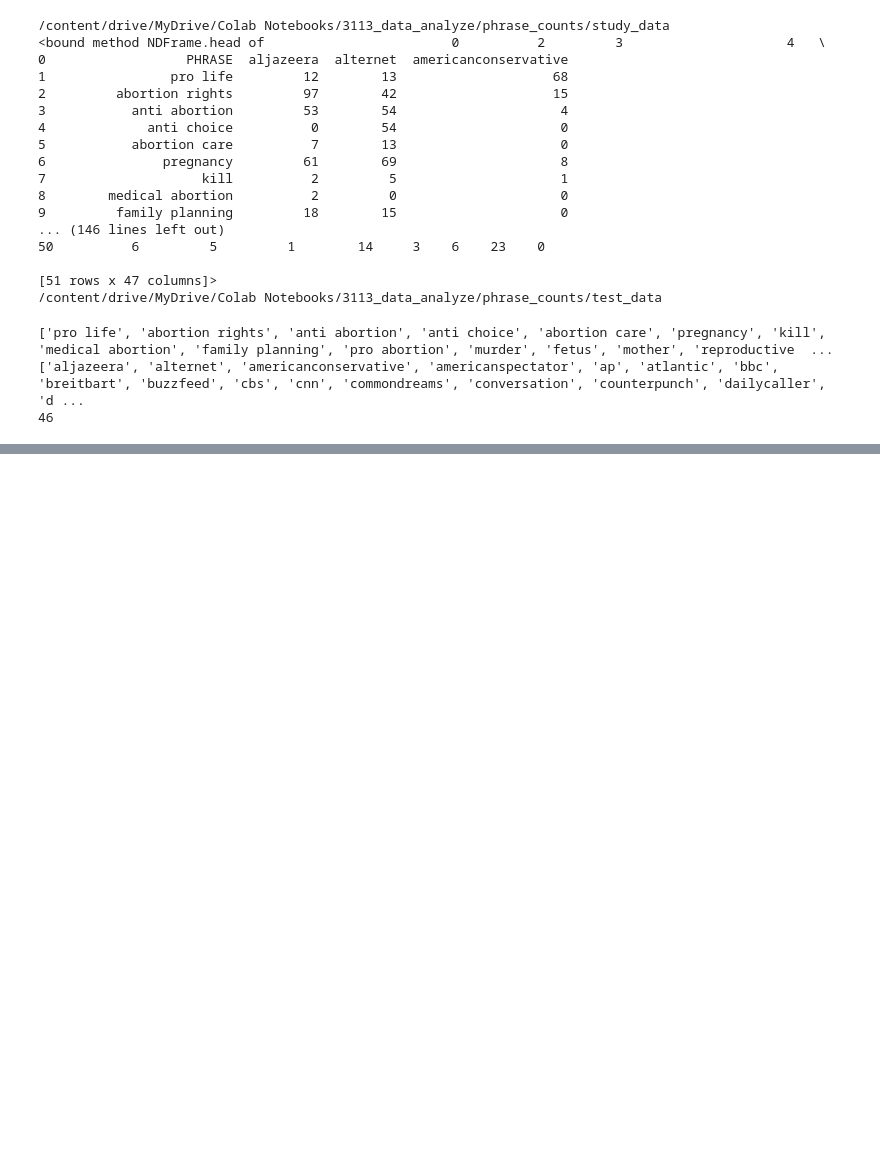
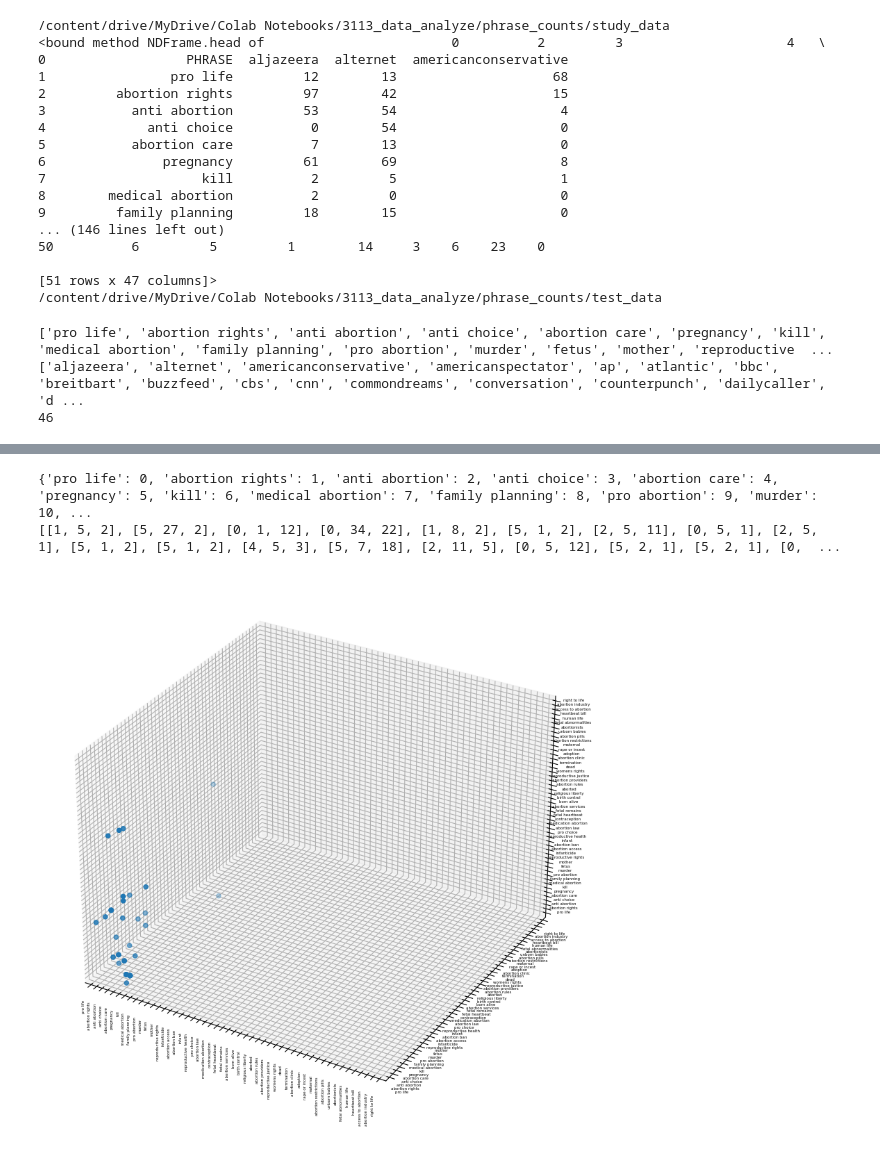
Before and after one commit to fhfhfhfhgpdl/media_bias, a Jupyter notebook: Media_bias_analyze.ipynb, the cells around one changed output, grey strips where cells are left out. Cells and saved outputs as stored; diff of their text form; code cells hidden in the pictures; blank space fills up the shorter version.

```diff
--- a/Media_bias_analyze.ipynb
+++ b/Media_bias_analyze.ipynb
@@ -155,0 +153,48 @@ Name: 0, dtype: object
+# %%
+data = globals()['word_3{}'.format(0)]
+mapping = {item: idx for idx, item in enumerate(globals()['st_word{}'.format(0)])}
+print(mapping)
+
+mapped_data = [[mapping[val] for val in lst] for lst in globals()['word_3{}'.format(0)]]
+
+print(mapped_data)
+
+data_int = []
+for point in data:
+    point_int = [mapping[label] for label in point]
+    data_int.append(point_int)
+
+# 축 레이블 리스트
+axis_labels = list(mapping.keys())
+
+fig = plt.figure(figsize=(10, 10))
+ax = fig.add_subplot(111, projection='3d')
+
+# 축 범위 지정
+ax.set_xlim(0, len(mapping) - 1)
+ax.set_ylim(0, len(mapping) - 1)
+ax.set_zlim(0, len(mapping) - 1)
+
+
+# 축 레이블 지정
+ax.set_xticks(range(len(axis_labels)))
+ax.set_yticks(range(len(axis_labels)))
+ax.set_zticks(range(len(axis_labels)))
+ax.set_xticklabels(axis_labels, fontsize=4, rotation=90)
+ax.set_yticklabels(axis_labels, fontsize=4, rotation=0)
+ax.set_zticklabels(axis_labels, fontsize=4, rotation=0)
+
+# 데이터 플롯
+x = [point[0] for point in data_int]
+y = [point[1] for point in data_int]
+z = [point[2] for point in data_int]
+ax.scatter(x, y, z)
+
+
+plt.show()
+filename=f'/content/drive/MyDrive/Colab Notebooks/3113_data_analyze/Untitled Folder/image_{i}.png'
+plt.savefig(filename, dpi=300)
+# %% [output]
+{'pro life': 0, 'abortion rights': 1, 'anti abortion': 2, 'anti choice': 3, 'abortion care': 4, 'pregnancy': 5, 'kill': 6, 'medical abortion': 7, 'family planning': 8, 'pro abortion': 9, 'murder': 10, ...
+[[1, 5, 2], [5, 27, 2], [0, 1, 12], [0, 34, 22], [1, 8, 2], [5, 1, 2], [2, 5, 11], [0, 5, 1], [2, 5, 1], [5, 1, 2], [5, 1, 2], [4, 5, 3], [5, 7, 18], [2, 11, 5], [0, 5, 12], [5, 2, 1], [5, 2, 1], [0,  ...
+[figure, added]
```
Also changed, not shown: parts of 4 cells of this notebook.
